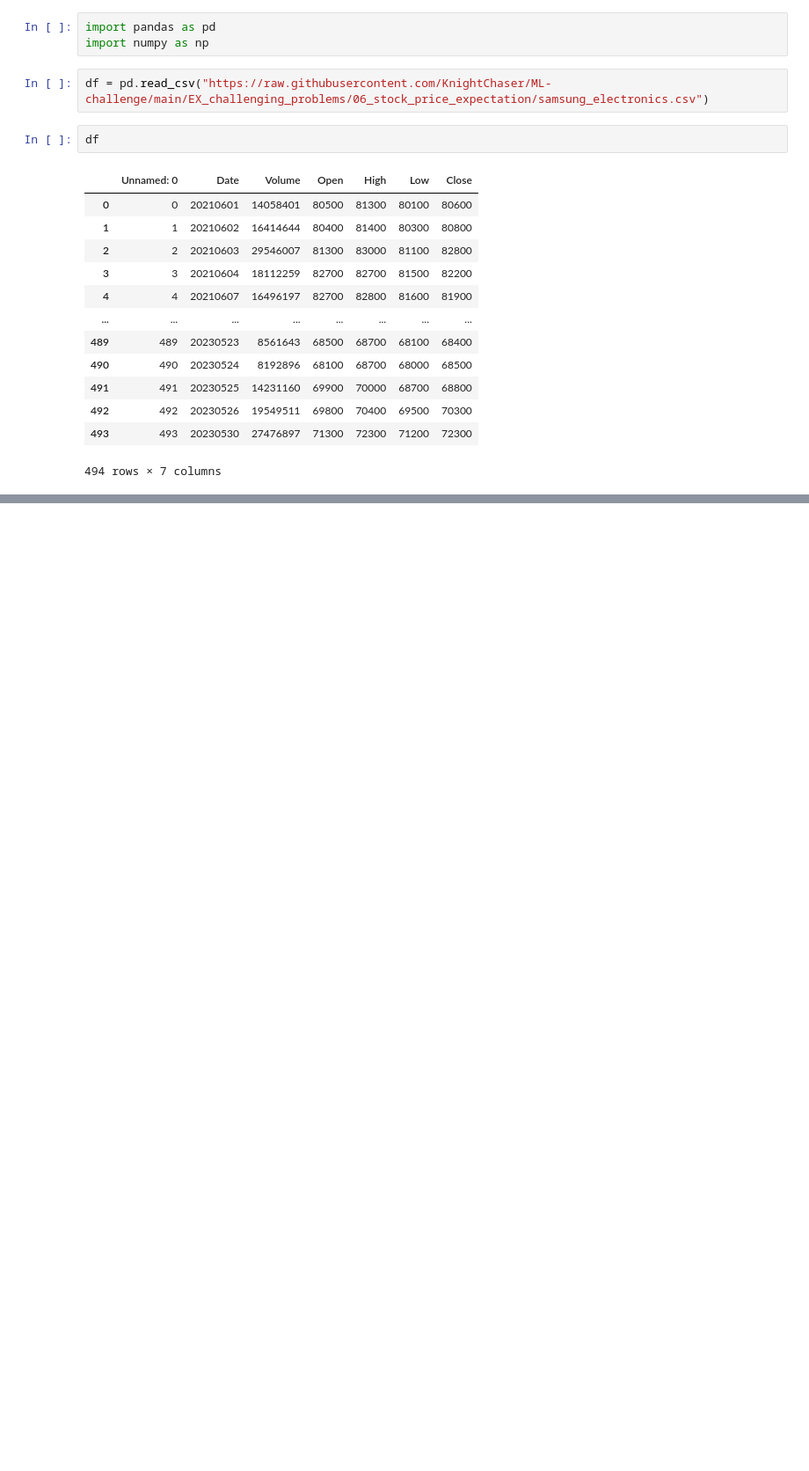
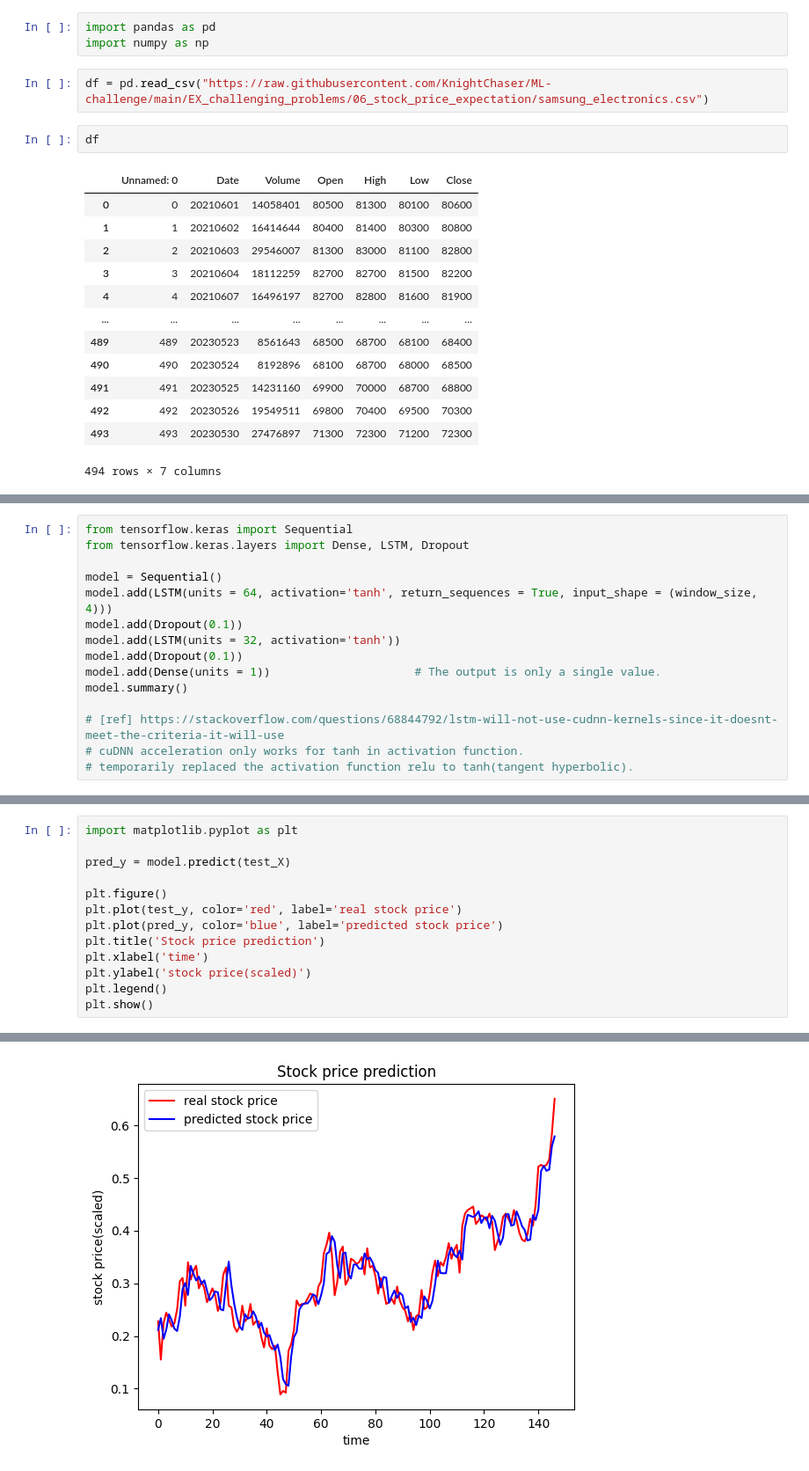
Before and after one commit to KnightChaser/ML-challenge, a Jupyter notebook: EX_challenging_problems/06_stock_price_expectation/stock_price_expectation_RNN.ipynb, the cells around one changed output, grey strips where cells are left out. Shown at 88% size. Cells and saved outputs as stored; diff of their text form; blank space fills up the shorter version.

```diff
--- a/EX_challenging_problems/06_stock_price_expectation/stock_price_expectation_RNN.ipynb
+++ b/EX_challenging_problems/06_stock_price_expectation/stock_price_expectation_RNN.ipynb
@@ -42,0 +176,15 @@ df
+# %%
+from tensorflow.keras import Sequential
+from tensorflow.keras.layers import Dense, LSTM, Dropout
+
+model = Sequential()
+model.add(LSTM(units = 64, activation='tanh', return_sequences = True, input_shape = (window_size, 4)))
+model.add(Dropout(0.1))
+model.add(LSTM(units = 32, activation='tanh'))
+model.add(Dropout(0.1))
+model.add(Dense(units = 1))                     # The output is only a single value.
+model.summary()
+
+# [ref] https://stackoverflow.com/questions/68844792/lstm-will-not-use-cudnn-kernels-since-it-doesnt-meet-the-criteria-it-will-use
+# cuDNN acceleration only works for tanh in activation function.
+# temporarily replaced the activation function relu to tanh(tangent hyperbolic).
@@ -42,0 +264,14 @@ df
+# %%
+import matplotlib.pyplot as plt
+
+pred_y = model.predict(test_X)
+
+plt.figure()
+plt.plot(test_y, color='red', label='real stock price')
+plt.plot(pred_y, color='blue', label='predicted stock price')
+plt.title('Stock price prediction')
+plt.xlabel('time')
+plt.ylabel('stock price(scaled)')
+plt.legend()
+plt.show()
+# %% [output]
@@ -42,0 +279 @@ df
+[figure, added]
```
Also changed, not shown: parts of 20 cells of this notebook, 1 other file.
